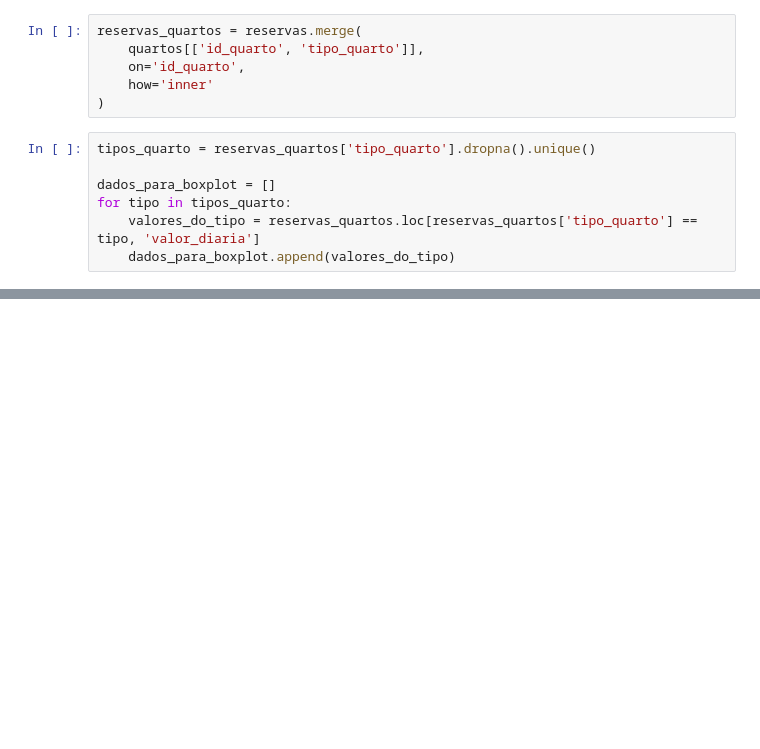
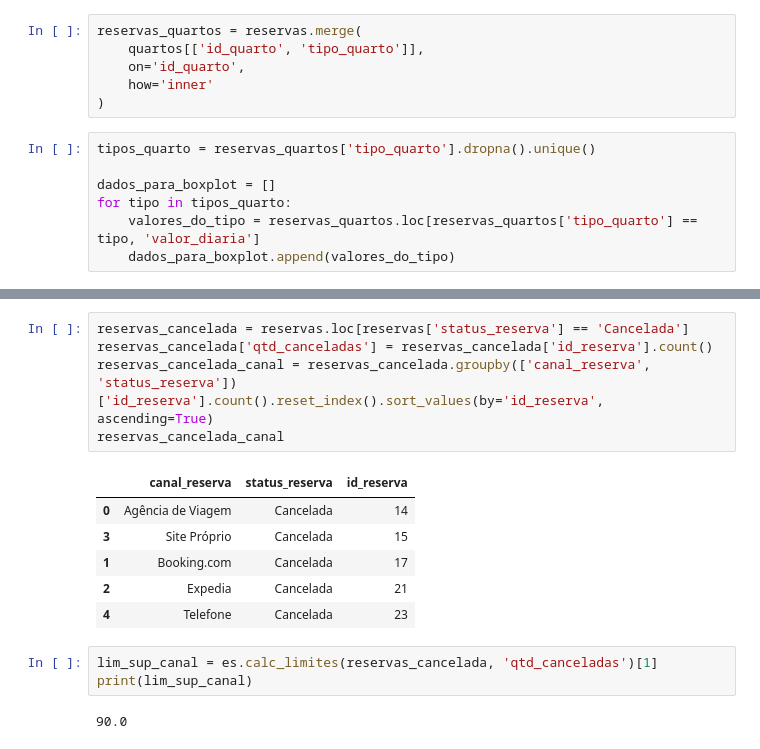
Before and after one commit to isampaio92/analise_nara_hoteis, a Jupyter notebook: analise_nara_hoteis.ipynb, the cells around one changed output, grey strips where cells are left out. Saved outputs shown, nothing was run; the diff lists cells and outputs as text; blank space fills up the shorter version.

```diff
--- a/analise_nara_hoteis.ipynb
+++ b/analise_nara_hoteis.ipynb
@@ -276,0 +325,17 @@ plt.show()
+# %%
+reservas_cancelada = reservas.loc[reservas['status_reserva'] == 'Cancelada']
+reservas_cancelada['qtd_canceladas'] = reservas_cancelada['id_reserva'].count()
+reservas_cancelada_canal = reservas_cancelada.groupby(['canal_reserva', 'status_reserva'])['id_reserva'].count().reset_index().sort_values(by='id_reserva', ascending=True)
+reservas_cancelada_canal
+# %% [output]
+|  | canal_reserva | status_reserva | id_reserva |
+| 0 | Agência de Viagem | Cancelada | 14 |
+| 3 | Site Próprio | Cancelada | 15 |
+| 1 | Booking.com | Cancelada | 17 |
+| 2 | Expedia | Cancelada | 21 |
+| 4 | Telefone | Cancelada | 23 |
+# %%
+lim_sup_canal = es.calc_limites(reservas_cancelada, 'qtd_canceladas')[1]
+print(lim_sup_canal)
+# %% [output]
+90.0
```
Also changed, not shown: parts of 20 cells of this notebook, 2 other files.
